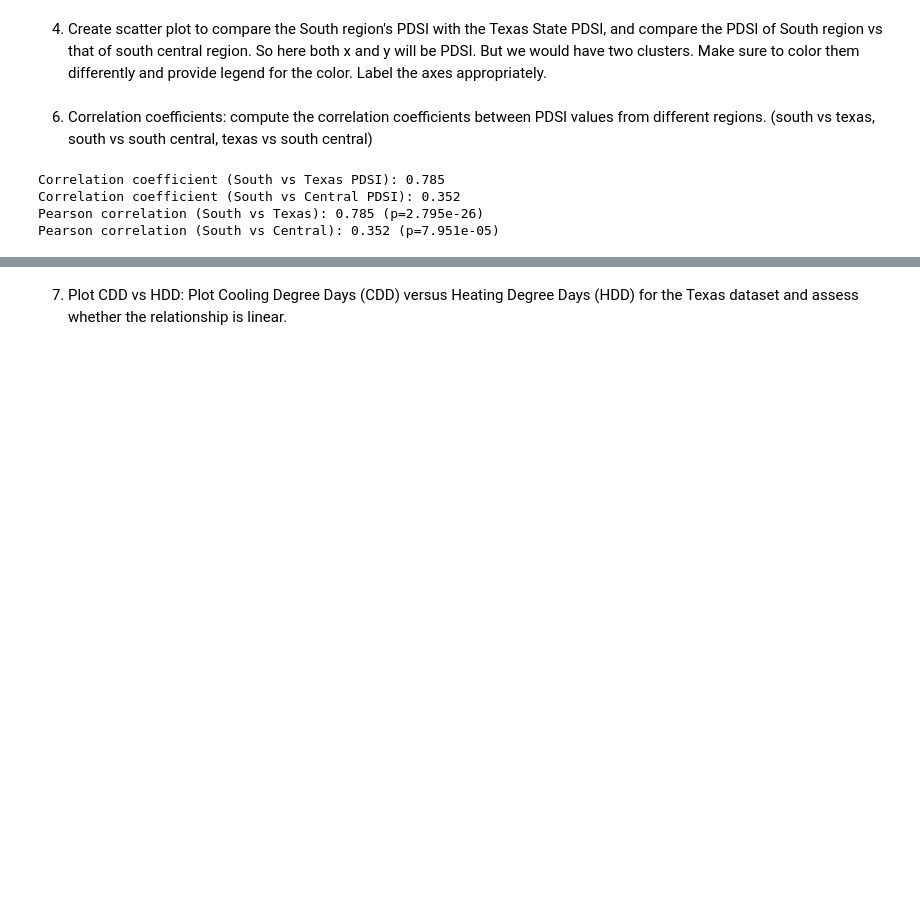
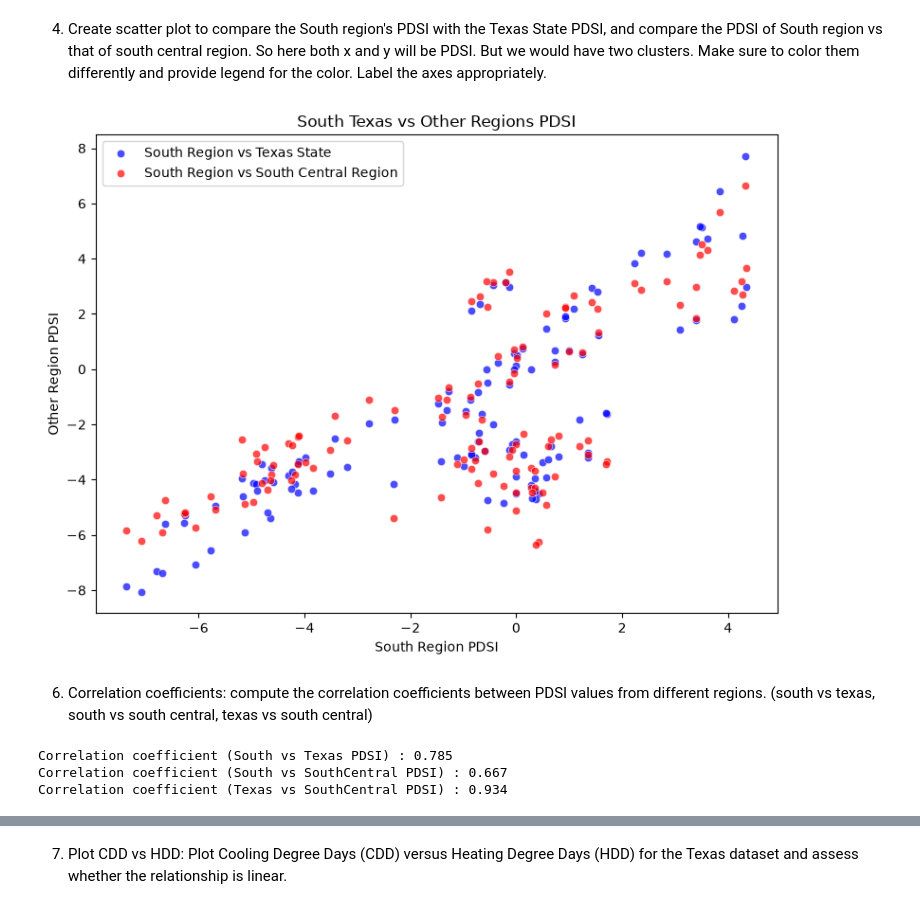
Before and after one commit to MicroTeaspoon/OCNG470, a Jupyter notebook: Lab3/Lab 3_assignment_python-1.ipynb, the cells around one changed output, grey strips where cells are left out. Saved outputs shown, nothing was run; the diff lists cells and outputs as text; code cells hidden in the pictures; blank space fills up the shorter version.

```diff
--- a/Lab3/Lab 3_assignment_python-1.ipynb
+++ b/Lab3/Lab 3_assignment_python-1.ipynb
@@ -122,4 +262,22 @@ Type your answer here:
 # %% [markdown]
 4. Create scatter plot to compare the South region's PDSI with the Texas State PDSI, and compare the PDSI of South region vs that of south central region. So here both x and y will be PDSI. But we would have two clusters. Make sure to color them differently and provide legend for the color. Label the axes appropriately.
 # %%
-#your code to plot
+# canvas size from class demo
+plt.figure(figsize=(8, 6))
+
+# making scatterplots
+sns.scatterplot(x=df_st['PDSI'], y=df_tx['PDSI'], color='b', alpha=0.7, label='South Region vs Texas State')
+sns.scatterplot(x=df_st['PDSI'], y=df_sc['PDSI'], color='r', alpha=0.7, label='South Region vs South Central Region')
+# sns.scatterplot(x=df_tx['PDSI'], y=df_sc['PDSI'], color='g', alpha=0.7, label='test') # to visualize the higher correlation coefficient
+
+# legend and labels
+plt.legend()
+plt.xlabel("South Region PDSI")
+plt.ylabel("Other Region PDSI")
+plt.title("South Texas vs Other Regions PDSI")
+
+# showing plot
+plt.tight_layout()
+plt.show()
+# %% [output]
+[figure, added]
@@ -128,12 +284,17 @@ Type your answer here:
 # %% [markdown]
 6. Correlation coefficients: compute the correlation coefficients between PDSI values from different regions. (south vs texas, south vs south central, texas vs south central)
 # %%
-#your code to calculate the correlation coefficients; use the pearsonr function
-#make sure to use print() to display the results
-#or write your results in a markdown cell or comment
+# calculating the correlation coefficients
+stVtx = round(float(pearsonr(df_st['PDSI'], df_tx['PDSI'])[:][0]), 3)
+stVsc = round(float(pearsonr(df_st['PDSI'], df_sc['PDSI'])[:][0]), 3)
+txVsc = round(float(pearsonr(df_tx['PDSI'], df_sc['PDSI'])[:][0]), 3)
+
+# printing the correlation coefficients
+print('Correlation coefficient (South vs Texas PDSI) :', stVtx)
+print('Correlation coefficient (South vs SouthCentral PDSI) :', stVsc)
+print('Correlation coefficient (Texas vs SouthCentral PDSI) :', txVsc)
 # %% [output]
-Correlation coefficient (South vs Texas PDSI): 0.785
-Correlation coefficient (South vs Central PDSI): 0.352
-Pearson correlation (South vs Texas): 0.785 (p=2.795e-26)
-Pearson correlation (South vs Central): 0.352 (p=7.951e-05)
+Correlation coefficient (South vs Texas PDSI) : 0.785
+Correlation coefficient (South vs SouthCentral PDSI) : 0.667
+Correlation coefficient (Texas vs SouthCentral PDSI) : 0.934
 # %% [markdown]
```
Also changed, not shown: parts of 18 cells of this notebook, 1 other file.
